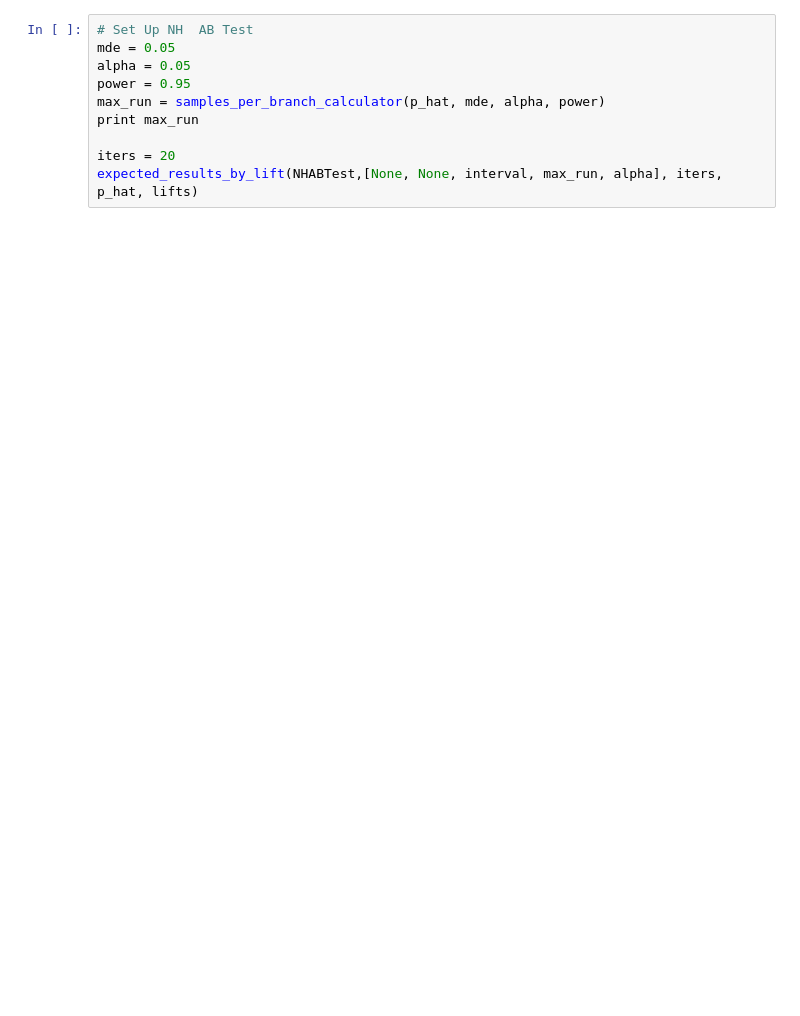
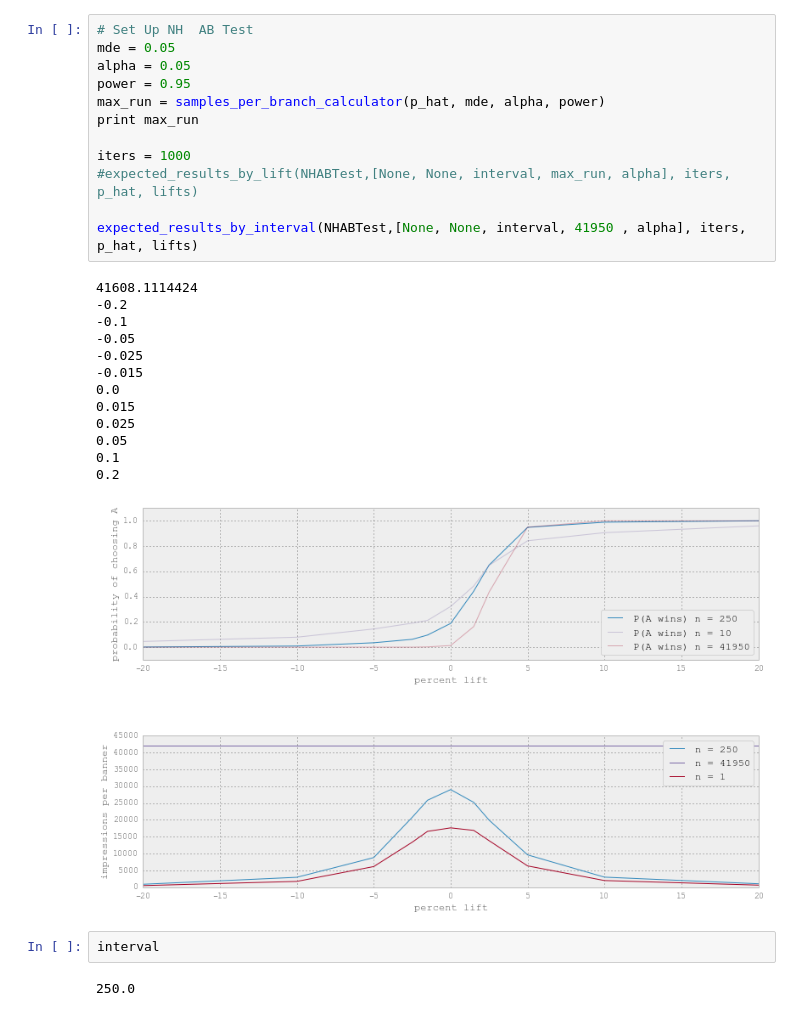
Before and after one commit to ewulczyn/wiki-misc, a Jupyter notebook: self_terminating_ab/src/python/blog_experiments.ipynb, the cells around one changed output. Cells and saved outputs as stored; diff of their text form; blank space fills up the shorter version.

```diff
--- a/self_terminating_ab/src/python/blog_experiments.ipynb
+++ b/self_terminating_ab/src/python/blog_experiments.ipynb
@@ -37,10 +56,30 @@ expected_results_by_lift(CostABTest,[None, None, interval, max_run, cost], iters
 # %%
 # Set Up NH  AB Test
 mde = 0.05
 alpha = 0.05
 power = 0.95
 max_run = samples_per_branch_calculator(p_hat, mde, alpha, power)
 print max_run
 
-iters = 20
-expected_results_by_lift(NHABTest,[None, None, interval, max_run, alpha], iters, p_hat, lifts)
+iters = 1000
+#expected_results_by_lift(NHABTest,[None, None, interval, max_run, alpha], iters, p_hat, lifts)
+
+expected_results_by_interval(NHABTest,[None, None, interval, 41950 , alpha], iters, p_hat, lifts)
+# %% [output]
+41608.1114424
+-0.2
+-0.1
+-0.05
+-0.025
+-0.015
+0.0
+0.015
+0.025
+0.05
+0.1
+0.2
+[figure, added]
+# %%
+interval
+# %% [output]
+250.0
```
Also changed, not shown: parts of 3 cells of this notebook, 1 other file.
